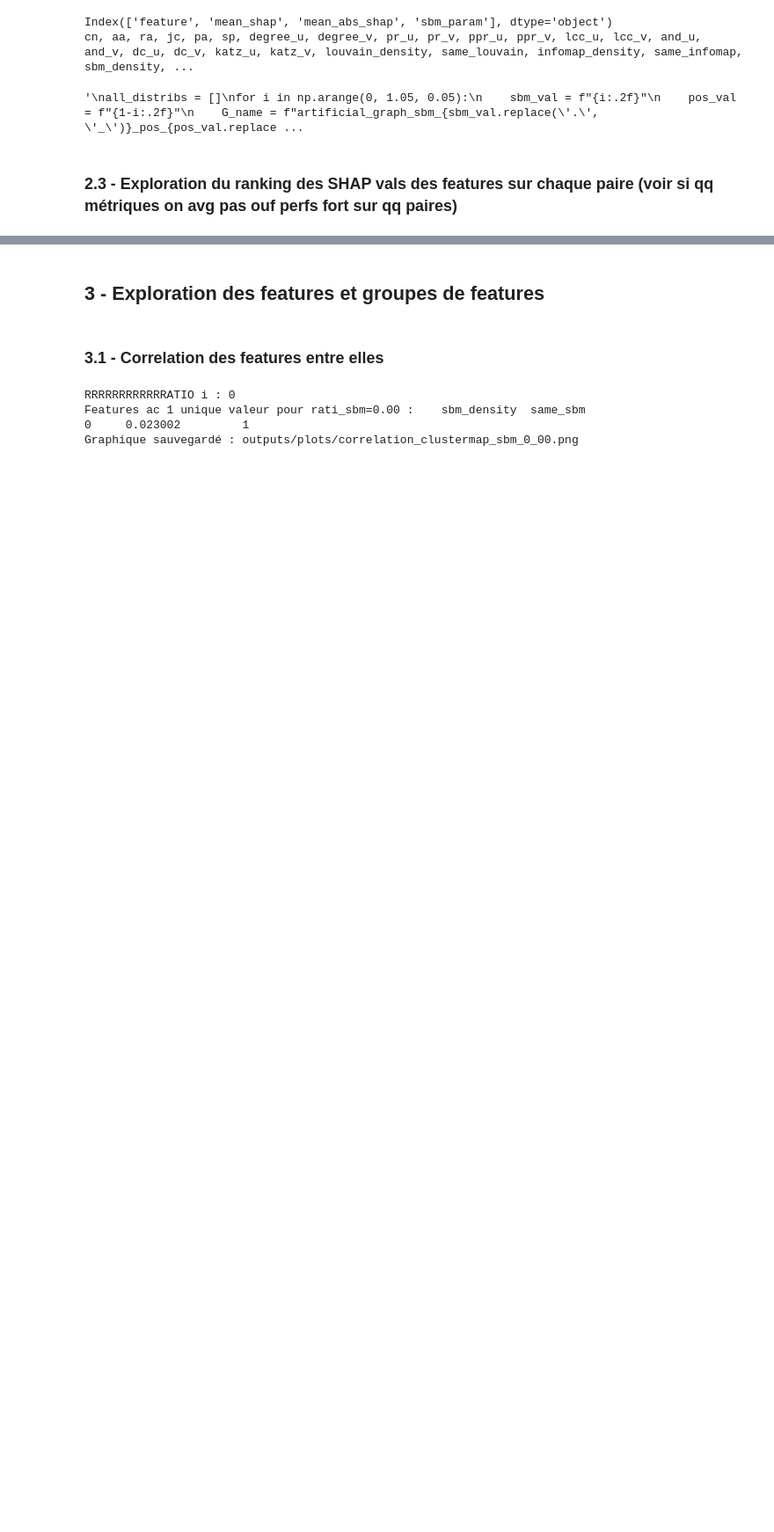
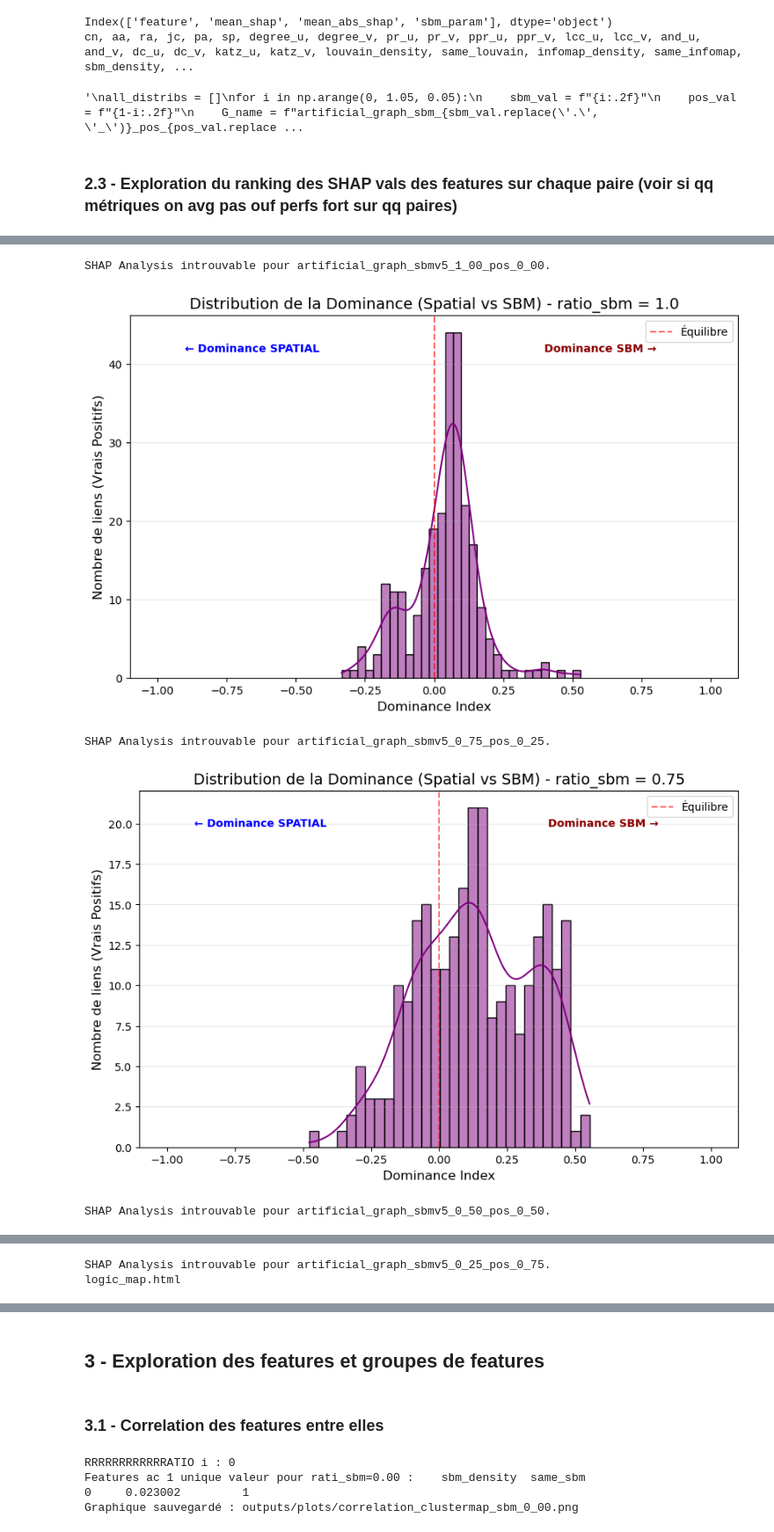
Before and after one commit to DeankoontzG/SHAP-like-Graph-Analysis, a Jupyter notebook: Performance_Analysis.ipynb, the cells around one changed output, grey strips where cells are left out. Shown at 88% size. Saved outputs shown, nothing was run; the diff lists cells and outputs as text; code cells hidden in the pictures; blank space fills up the shorter version.

```diff
--- a/Performance_Analysis.ipynb
+++ b/Performance_Analysis.ipynb
@@ -1201,0 +1200,62 @@ SHAP Analysis introuvable pour artificial_graph_sbmv4_0_00_pos_1_00.
+# %%
+feature_mapping = {
+        "Groupe_Structure": ['pr_u', 'pr_v','ppr_u', 'ppr_v', 'lcc_u', 'lcc_v', 'and_u', 'and_v', 'dc_u', 'dc_v', 'katz_u', 'katz_v',
+                              'sp', 'jc', 'aa', 'cn','pa', 'ra'],
+        "Groupe_Communities": ['louvain_density', 'same_louvain', 'infomap_density', 'same_infomap', 'sbm_density', 'same_sbm',
+                            'leiden_density', 'same_leiden', "surprise_density", "same_surprise",
+                            "significance_density", "same_significance"],
+        "Groupe_Embeddings": ["deepwalk_cos", "deepwalk_rank", "deepwalk_had_mean",  "deepwalk_had_std",
+                        "n2v_homophily_cos", "n2v_homophily_rank", "n2v_homophily_had_mean",  "n2v_homophily_had_std",
+                      "crosswalk_cos", "crosswalk_rank", "crosswalk_had_mean",  "crosswalk_had_std"]
+    }
+
+p_matrices = joblib.load("graph_library/artificial_graph_sbmv5_P_matrices.joblib")
+correlations_recap = []
+
+for i in np.arange(1.00, -0.25, -0.25):
+    sbm_val = f"{i:.2f}"
+    pos_val = f"{1-i:.2f}"
+    G_name = f"artificial_graph_sbmv5_{sbm_val.replace('.', '_')}_pos_{pos_val.replace('.', '_')}"
+
+    G, _, dataset_hidden, xgboost_data, shap_explainer, _ = gp.load_all_data_for_graph(G_name)
+
+    explainability_dataset = gput.build_explainability_dataset(shap_explainer, xgboost_data, dataset_hidden, feature_mapping,
+                                                               p_matrices_origin =p_matrices, ratio_sbm=i)
+
+    explainability_dataset["Dominance_probas_Index"] = (explainability_dataset["p_uv_sbm"]-explainability_dataset["p_uv_pos"]) / (explainability_dataset["p_uv_sbm"]+explainability_dataset["p_uv_pos"])
+
+    #print(explainability_dataset.head(2))
+    if i == 0.25 :
+        gput.plot_pyvis_eval_graph_map(explainability_dataset, G, G_name,  filename="logic_map.html")
+    gput.plot_dominance_distribution(explainability_dataset, title = f"Distribution de la Dominance (Spatial vs SBM) - ratio_sbm = {i}")
+    #plot_Dominance_Index_VS_probas(explainability_dataset)
+    #test_Mann_Whitney(explainability_dataset)
+
+    # --- Coefficients de Corrélation avec Dominance_idex ---
+    row = {"ratio_sbm": i}
+    colonnes_p = ["p_uv_sbm", "p_uv_pos", "p_uv_hyb"]
+    groupes_shap = {
+        "SHAP_Groupe_Communities": "Com",
+        "SHAP_Groupe_Embeddings": "Emb",
+        "SHAP_Groupe_Structure": "Str"
+    }
+
+    for full_name, short_name in groupes_shap.items():
+        for p_col in colonnes_p:
+            corr = explainability_dataset[full_name].corr(explainability_dataset[p_col], method = "pearson")
+            suffix = p_col.split('_')[-1]
+            col_name = f"{short_name}_{suffix}"
+            row[col_name] = round(corr, 4)
+
+    correlations_recap.append(row)
+
+correlations_recap = pd.DataFrame(correlations_recap)
+
+print("\n=== TABLEAU RÉCAPITULATIF DES CORRÉLATIONS ===")
+print(correlations_recap.to_string(index=False))
+# %% [output]
+SHAP Analysis introuvable pour artificial_graph_sbmv5_1_00_pos_0_00.
+[figure, added]
+SHAP Analysis introuvable pour artificial_graph_sbmv5_0_75_pos_0_25.
+[figure, added]
+SHAP Analysis introuvable pour artificial_graph_sbmv5_0_50_pos_0_50.
@@ -1201,0 +1263,2 @@ SHAP Analysis introuvable pour artificial_graph_sbmv4_0_00_pos_1_00.
+SHAP Analysis introuvable pour artificial_graph_sbmv5_0_25_pos_0_75.
+logic_map.html
```
Also changed, not shown: parts of 46 cells of this notebook, 3 other files.
